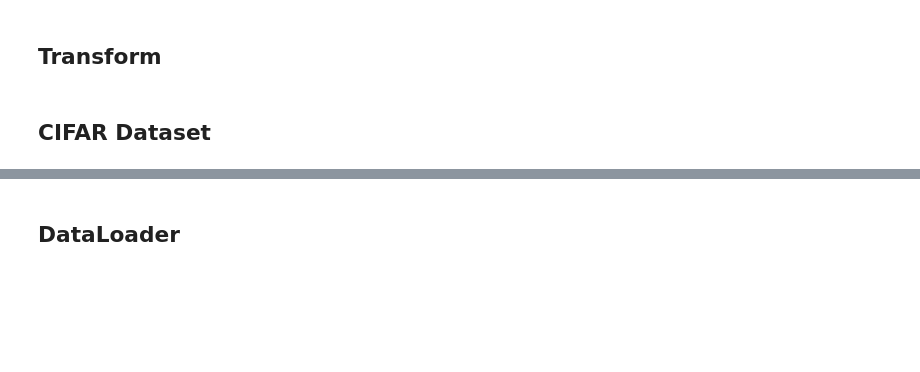
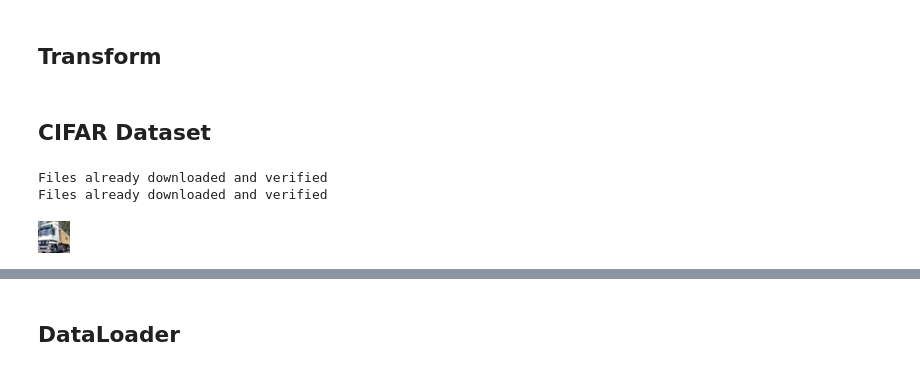
Before and after one commit to amirgarsha/deeplearning_course, a Jupyter notebook: cnn_template.ipynb, the cells around one changed output, grey strips where cells are left out. Saved outputs shown, nothing was run; the diff lists cells and outputs as text; code cells hidden in the pictures; blank space fills up the shorter version.

```diff
--- a/cnn_template.ipynb
+++ b/cnn_template.ipynb
@@ -65,2 +69,15 @@ from tqdm import tqdm
 # %% [markdown]
 ## CIFAR Dataset
+# %%
+## load dataset and transform it to tensor
+train_set = CIFAR10(root='./cifar10', train=True, download=True , transform = [T.ToTensor(), T.Normalize(mean=(0.4914,0.4822, 0.4465),\
+                                                                                                         std=(0.2023,0.1994,0.2010))])
+test_set = CIFAR10(root='./cifar10', train=False, download=True , transform = T.ToTensor())
+# %% [output]
+Files already downloaded and verified
+Files already downloaded and verified
+# %%
+##show image in dataset (before transform)
+train_set[1][0]
+# %% [output]
+[figure, added]
```
Also changed, not shown: parts of 6 cells of this notebook.
